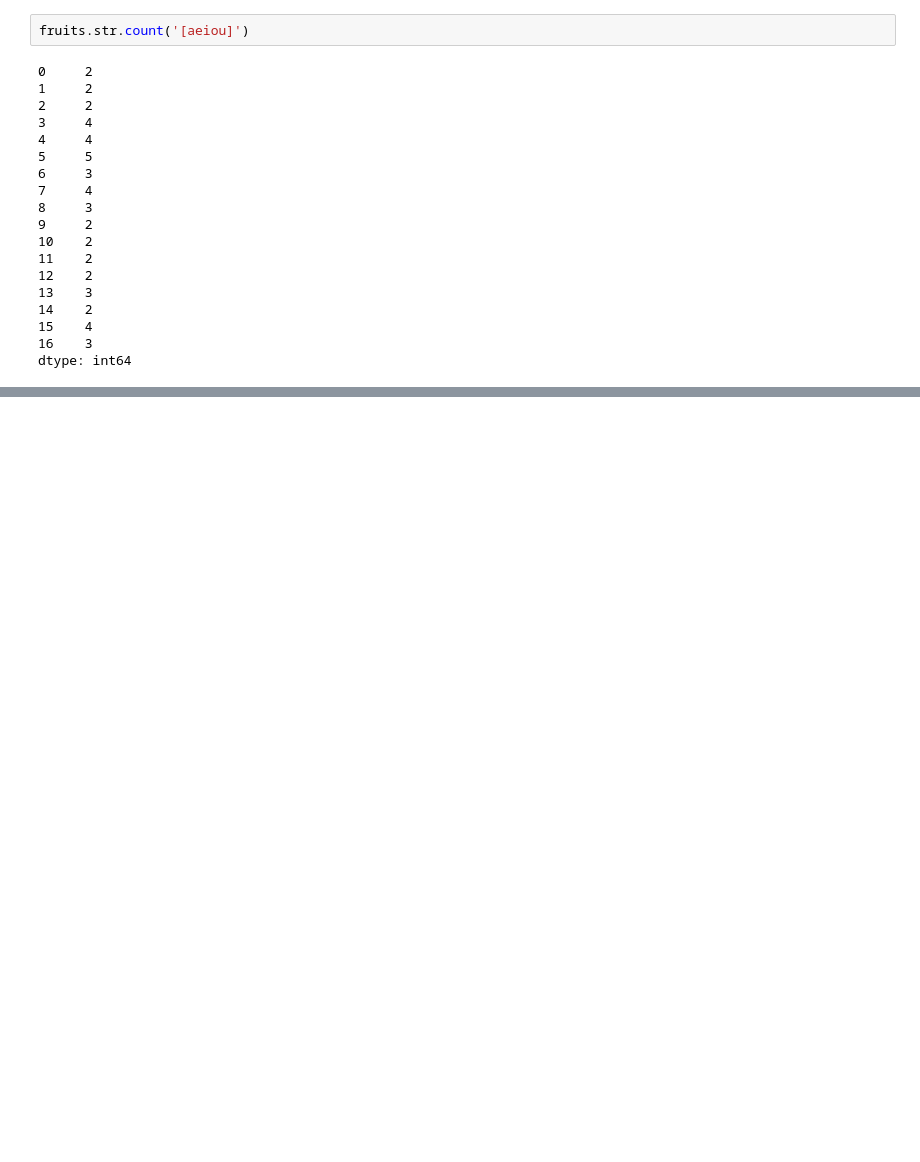
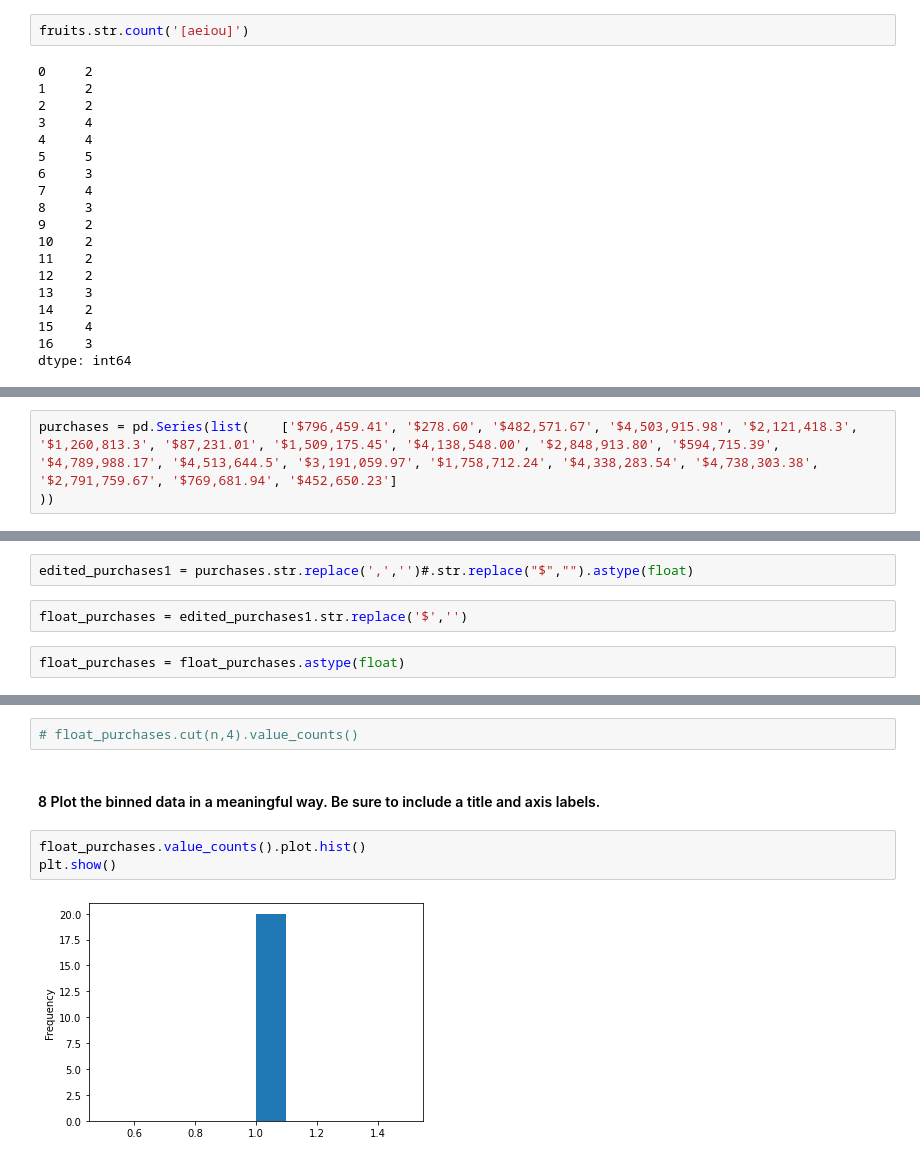
Before and after one commit to VasiliyAMelkozerov/numpy-pandas-visualization-exercises, a Jupyter notebook: pandas_series.ipynb, the cells around one changed output, grey strips where cells are left out. Saved outputs shown, nothing was run; the diff lists cells and outputs as text; blank space fills up the shorter version.

```diff
--- a/pandas_series.ipynb
+++ b/pandas_series.ipynb
@@ -290,0 +460,3 @@ dtype: int64
+# %%
+purchases = pd.Series(list(    ['$796,459.41', '$278.60', '$482,571.67', '$4,503,915.98', '$2,121,418.3', '$1,260,813.3', '$87,231.01', '$1,509,175.45', '$4,138,548.00', '$2,848,913.80', '$594,715.39', '$4,789,988.17', '$4,513,644.5', '$3,191,059.97', '$1,758,712.24', '$4,338,283.54', '$4,738,303.38', '$2,791,759.67', '$769,681.94', '$452,650.23']
+))
@@ -290,0 +508,6 @@ dtype: int64
+# %%
+edited_purchases1 = purchases.str.replace(',','')#.str.replace("$","").astype(float)
+# %%
+float_purchases = edited_purchases1.str.replace('$','')
+# %%
+float_purchases = float_purchases.astype(float)
@@ -290,0 +546,9 @@ dtype: int64
+# %%
+# float_purchases.cut(n,4).value_counts()
+# %% [markdown]
+#### 8 Plot the binned data in a meaningful way. Be sure to include a title and axis labels.
+# %%
+float_purchases.value_counts().plot.hist()
+plt.show()
+# %% [output]
+[figure, added]
```
Also changed, not shown: parts of 61 cells of this notebook.
